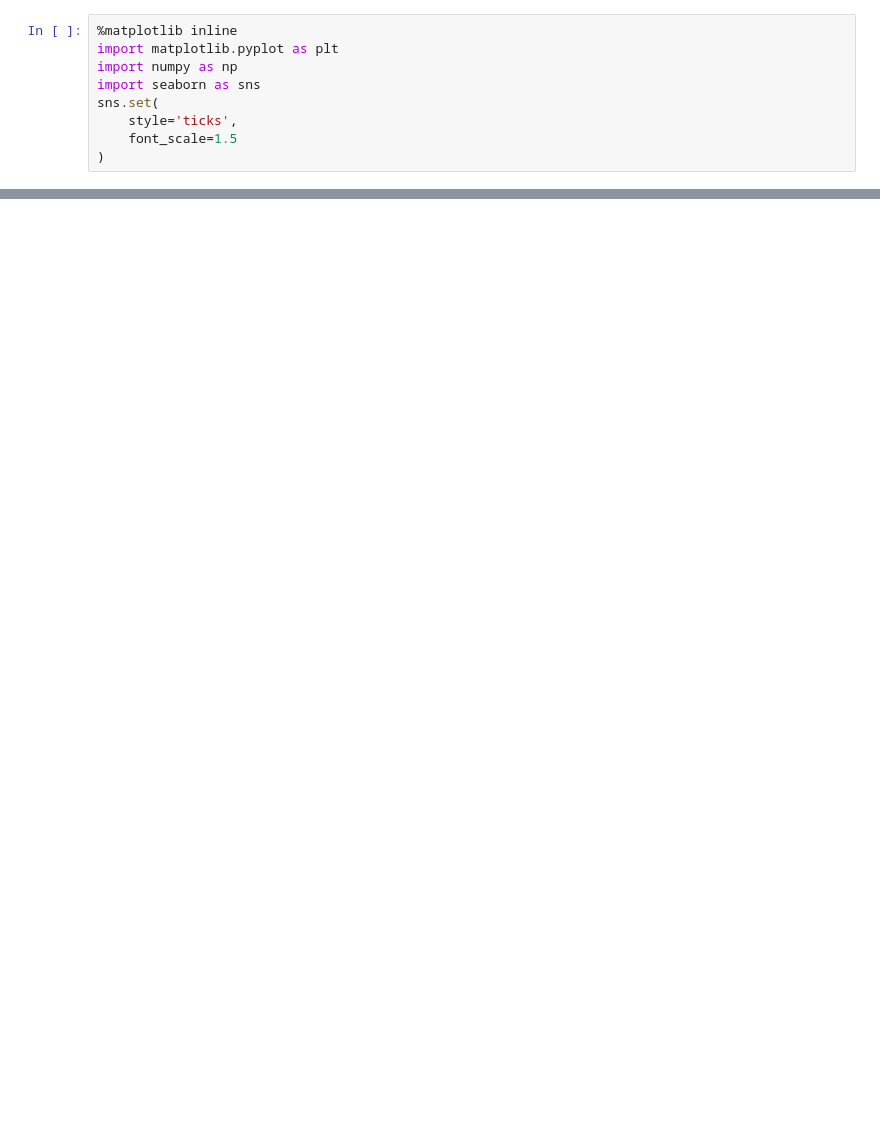
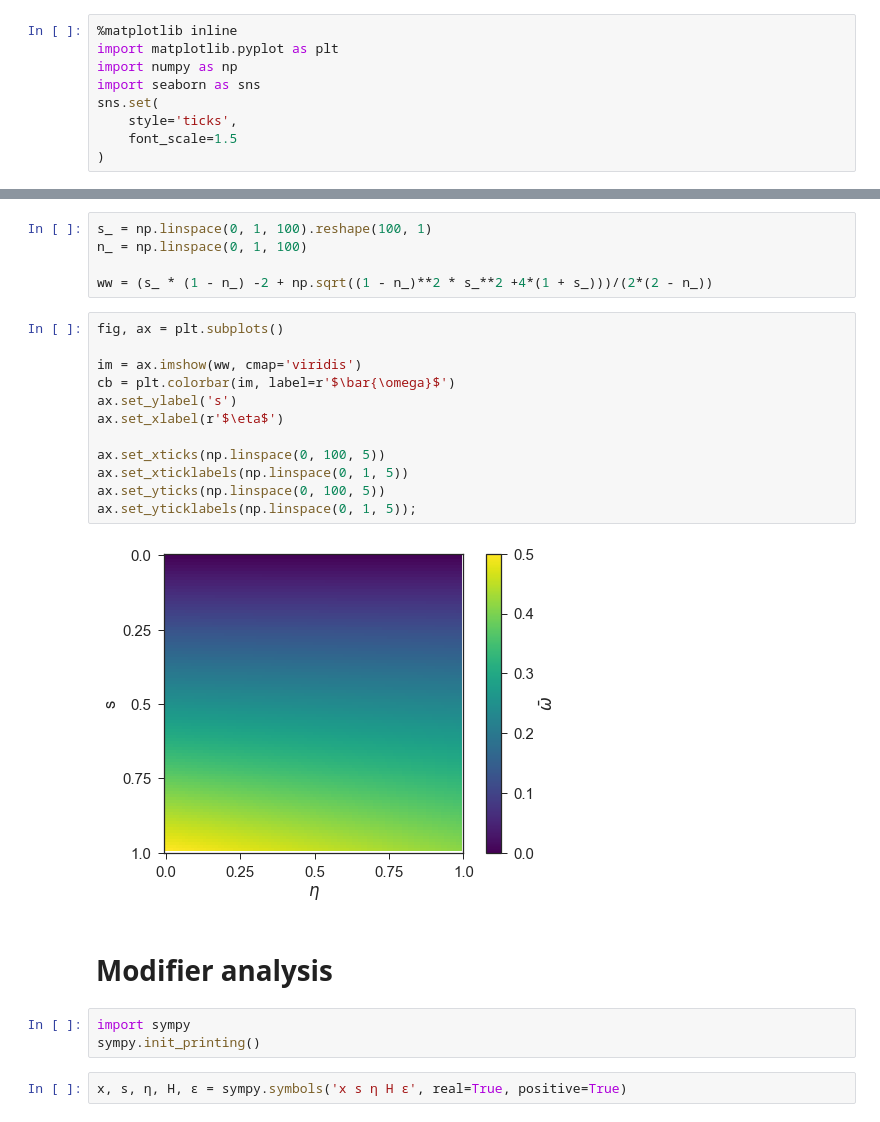
Before and after one commit to yoavram/Milpitas, a Jupyter notebook: notebooks/modifiers recursion.ipynb, the cells around one changed output, grey strips where cells are left out. Drawn from its saved outputs; the diff is of its cells as text; blank space fills up the shorter version.

```diff
--- a/notebooks/modifiers recursion.ipynb
+++ b/notebooks/modifiers recursion.ipynb
@@ -66,0 +102,26 @@ plt.legend();
+# %%
+s_ = np.linspace(0, 1, 100).reshape(100, 1)
+n_ = np.linspace(0, 1, 100)
+
+ww = (s_ * (1 - n_) -2 + np.sqrt((1 - n_)**2 * s_**2 +4*(1 + s_)))/(2*(2 - n_))
+# %%
+fig, ax = plt.subplots()
+
+im = ax.imshow(ww, cmap='viridis')
+cb = plt.colorbar(im, label=r'$\bar{\omega}$')
+ax.set_ylabel('s')
+ax.set_xlabel(r'$\eta$')
+
+ax.set_xticks(np.linspace(0, 100, 5))
+ax.set_xticklabels(np.linspace(0, 1, 5))
+ax.set_yticks(np.linspace(0, 100, 5))
+ax.set_yticklabels(np.linspace(0, 1, 5));
+# %% [output]
+[figure, added]
+# %% [markdown]
+# Modifier analysis
+# %%
+import sympy
+sympy.init_printing()
+# %%
+x, s, η, H, ε = sympy.symbols('x s η H ε', real=True, positive=True)
```
Also changed, not shown: parts of 20 cells of this notebook.
